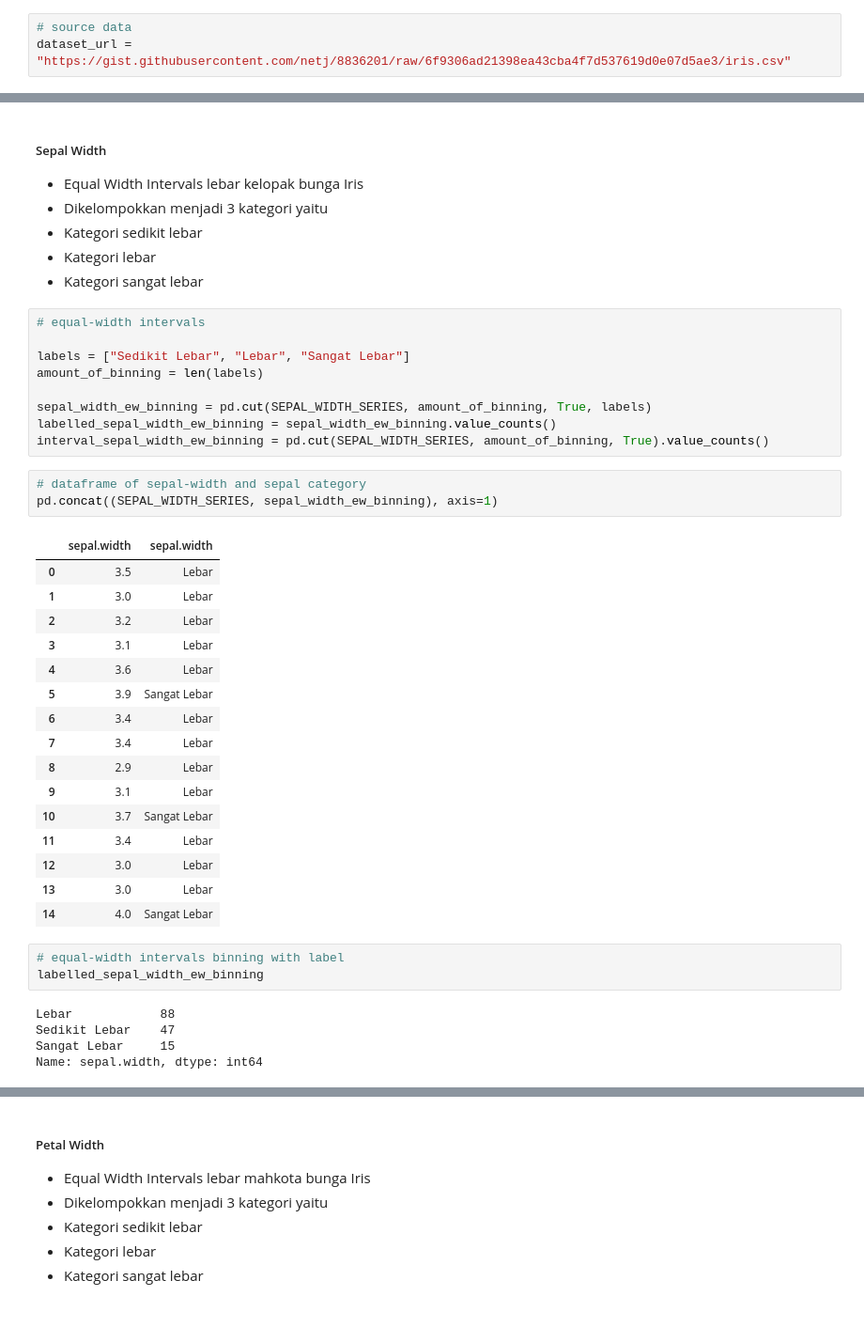
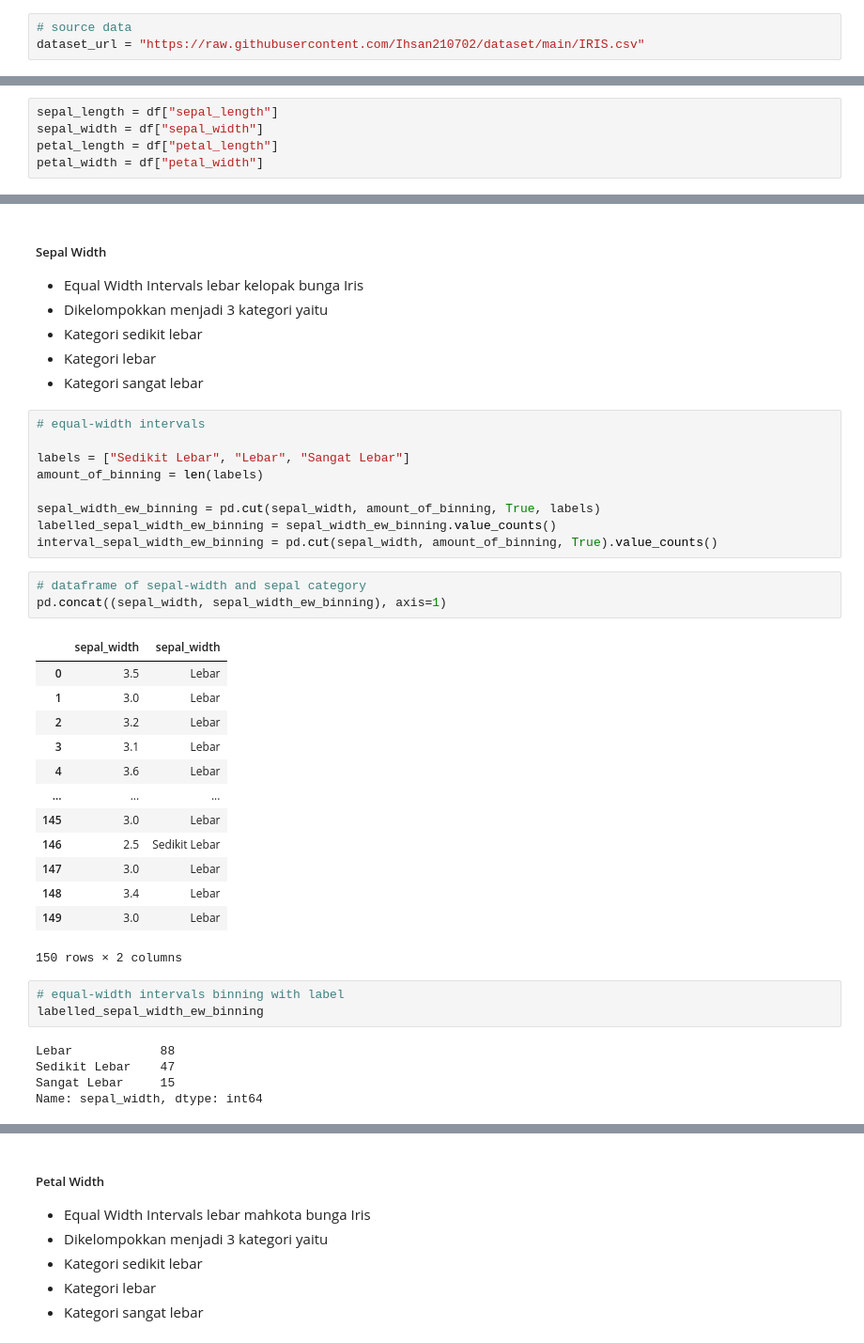
Before and after one commit to Ihsan210702/datamining, a Jupyter notebook: _sources/Tugas-2.ipynb, the cells around one changed output, grey strips where cells are left out. Shown at 94% size. Cells and saved outputs as stored; diff of their text form; blank space fills up the shorter version.

```diff
--- a/_sources/Tugas-2.ipynb
+++ b/_sources/Tugas-2.ipynb
@@ -8,6 +9,6 @@ import pandas as pd
 # %%
 # source data
-dataset_url = "https://gist.githubusercontent.com/netj/8836201/raw/6f9306ad21398ea43cba4f7d537619d0e07d5ae3/iris.csv"
+dataset_url = "https://raw.githubusercontent.com/Ihsan210702/dataset/main/IRIS.csv"
 # %%
 # Create dataframe
 df = pd.read_csv(dataset_url)
@@ -36,3 +47,8 @@ PETAL_WIDTH_SERIES = df["petal.width"]
+# %%
+sepal_length = df["sepal_length"]
+sepal_width = df["sepal_width"]
+petal_length = df["petal_length"]
+petal_width = df["petal_width"]
 # %% [markdown]
 ## 2. Lakukan proses diskritisasi dengan *equal width* dan *equal frequency*
 # %% [markdown]
@@ -66,29 +82,26 @@ pd.cut(series, interval, right=True, label)
 labels = ["Sedikit Lebar", "Lebar", "Sangat Lebar"]
 amount_of_binning = len(labels)
 
-sepal_width_ew_binning = pd.cut(SEPAL_WIDTH_SERIES, amount_of_binning, True, labels)
+sepal_width_ew_binning = pd.cut(sepal_width, amount_of_binning, True, labels)
 labelled_sepal_width_ew_binning = sepal_width_ew_binning.value_counts()
-interval_sepal_width_ew_binning = pd.cut(SEPAL_WIDTH_SERIES, amount_of_binning, True).value_counts()
+interval_sepal_width_ew_binning = pd.cut(sepal_width, amount_of_binning, True).value_counts()
 # %%
 # dataframe of sepal-width and sepal category
-pd.concat((SEPAL_WIDTH_SERIES, sepal_width_ew_binning), axis=1)
+pd.concat((sepal_width, sepal_width_ew_binning), axis=1)
 # %% [output]
-|  | sepal.width | sepal.width |
+|  | sepal_width | sepal_width |
 | 0 | 3.5 | Lebar |
 | 1 | 3.0 | Lebar |
 | 2 | 3.2 | Lebar |
 | 3 | 3.1 | Lebar |
 | 4 | 3.6 | Lebar |
-| 5 | 3.9 | Sangat Lebar |
-| 6 | 3.4 | Lebar |
-| 7 | 3.4 | Lebar |
-| 8 | 2.9 | Lebar |
-| 9 | 3.1 | Lebar |
-| 10 | 3.7 | Sangat Lebar |
-| 11 | 3.4 | Lebar |
-| 12 | 3.0 | Lebar |
-| 13 | 3.0 | Lebar |
-| 14 | 4.0 | Sangat Lebar |
+| ... | ... | ... |
+| 145 | 3.0 | Lebar |
+| 146 | 2.5 | Sedikit Lebar |
+| 147 | 3.0 | Lebar |
+| 148 | 3.4 | Lebar |
+| 149 | 3.0 | Lebar |
+150 rows × 2 columns
 # %%
 # equal-width intervals binning with label
 labelled_sepal_width_ew_binning
@@ -96,7 +109,7 @@ labelled_sepal_width_ew_binning
 Lebar            88
 Sedikit Lebar    47
 Sangat Lebar     15
-Name: sepal.width, dtype: int64
+Name: sepal_width, dtype: int64
 # %%
 # equal-width intervals without label
 interval_sepal_width_ew_binning
```
Also changed, not shown: parts of 39 cells of this notebook, 5 other files.
